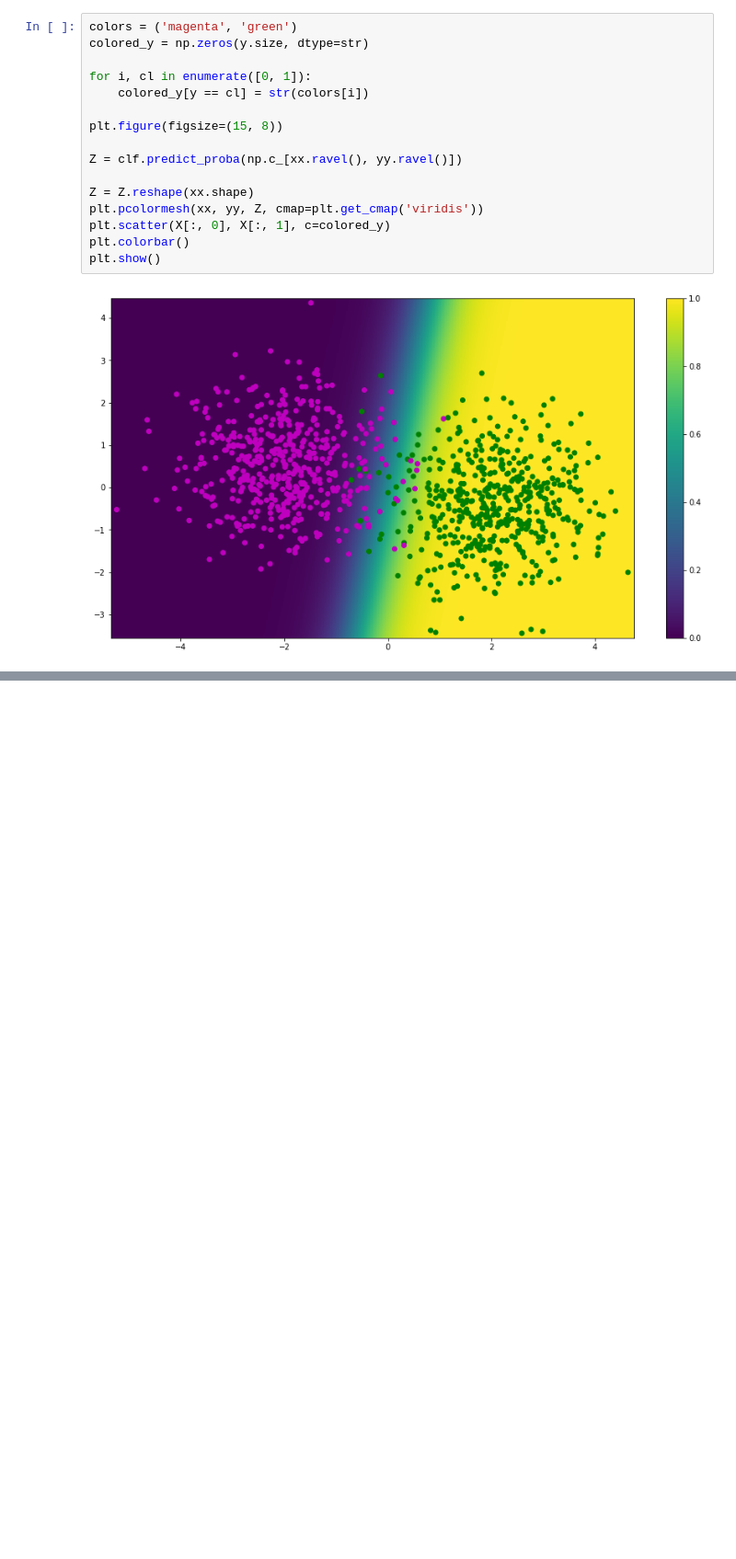
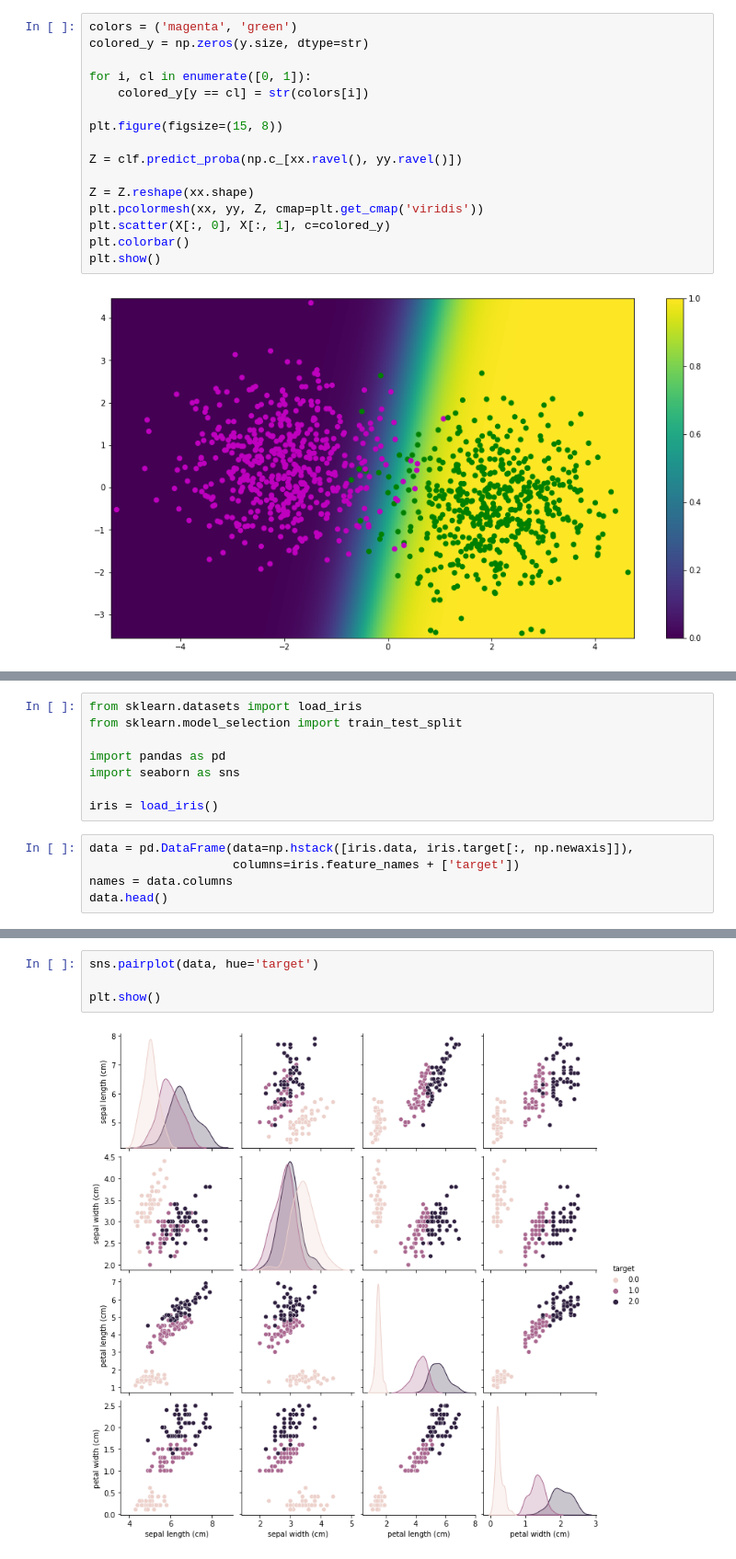
Before and after one commit to 1mmo/linear-models, a Jupyter notebook: src/linreg_regularization.ipynb, the cells around one changed output, grey strips where cells are left out. Shown at 92% size. Cells and saved outputs as stored; diff of their text form; blank space fills up the shorter version.

```diff
--- a/src/linreg_regularization.ipynb
+++ b/src/linreg_regularization.ipynb
@@ -379,0 +462,13 @@ plt.show()
+# %%
+from sklearn.datasets import load_iris
+from sklearn.model_selection import train_test_split
+
+import pandas as pd
+import seaborn as sns
+
+iris = load_iris()
+# %%
+data = pd.DataFrame(data=np.hstack([iris.data, iris.target[:, np.newaxis]]),
+                    columns=iris.feature_names + ['target'])
+names = data.columns
+data.head()
@@ -379,0 +482,6 @@ plt.show()
+# %%
+sns.pairplot(data, hue='target')
+
+plt.show()
+# %% [output]
+[figure, added]
```
Also changed, not shown: parts of 19 cells of this notebook.
